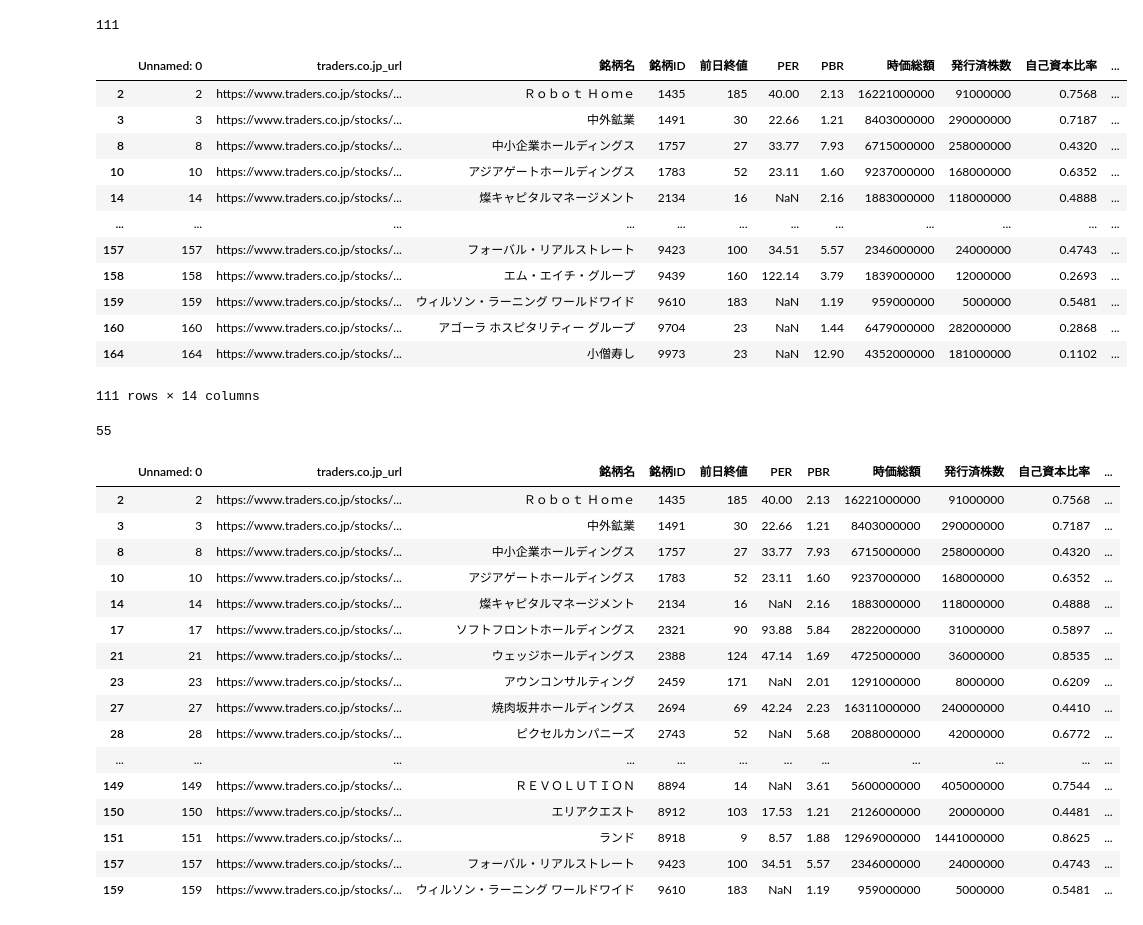
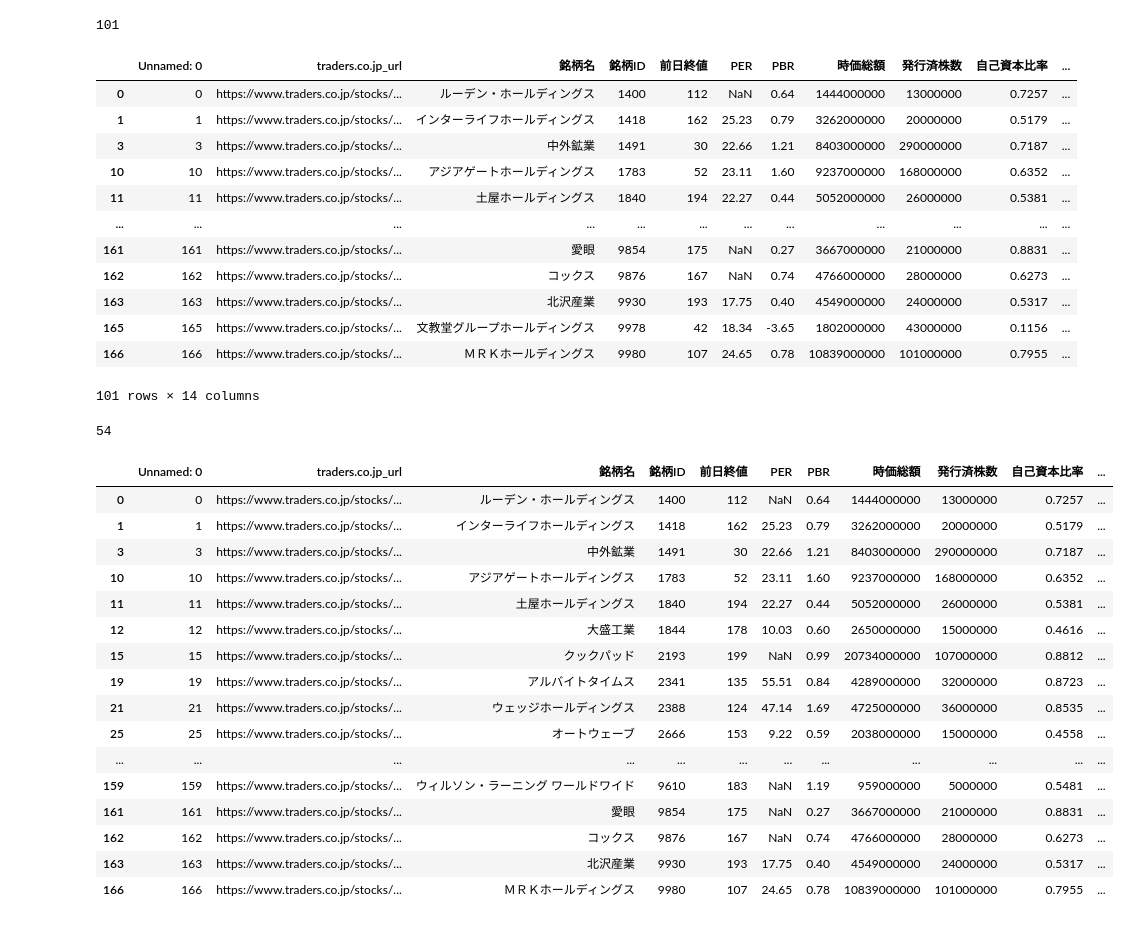
Before and after one commit to tori-takashi/low_price_stock_watcher, a Jupyter notebook: analytics.ipynb, the cells around one changed output. Drawn from its saved outputs; the diff is of its cells as text; code cells hidden in the pictures.

```diff
--- a/analytics.ipynb
+++ b/analytics.ipynb
@@ -2,47 +2,47 @@
 import pandas as pd
 stocks_df = pd.read_csv('低位株.csv')
 # %%
-filtered_pbr = stocks_df[stocks_df['PBR'] >= 1.0]
+filtered_pbr = stocks_df[stocks_df['PBR'] <= 2.0]
 print(len(filtered_pbr.index))
 filtered_pbr
 # %% [output]
-111
+101
 |  | Unnamed: 0 | traders.co.jp_url | 銘柄名 | 銘柄ID | 前日終値 | PER | PBR | 時価総額 | 発行済株数 | 自己資本比率 | ... |
-| 2 | 2 | https://www.traders.co.jp/stocks/... | Ｒｏｂｏｔ Ｈｏｍｅ | 1435 | 185 | 40.00 | 2.13 | 16221000000 | 91000000 | 0.7568 | ... |
+| 0 | 0 | https://www.traders.co.jp/stocks/... | ルーデン・ホールディングス | 1400 | 112 | NaN | 0.64 | 1444000000 | 13000000 | 0.7257 | ... |
+| 1 | 1 | https://www.traders.co.jp/stocks/... | インターライフホールディングス | 1418 | 162 | 25.23 | 0.79 | 3262000000 | 20000000 | 0.5179 | ... |
 | 3 | 3 | https://www.traders.co.jp/stocks/... | 中外鉱業 | 1491 | 30 | 22.66 | 1.21 | 8403000000 | 290000000 | 0.7187 | ... |
-| 8 | 8 | https://www.traders.co.jp/stocks/... | 中小企業ホールディングス | 1757 | 27 | 33.77 | 7.93 | 6715000000 | 258000000 | 0.4320 | ... |
 | 10 | 10 | https://www.traders.co.jp/stocks/... | アジアゲートホールディングス | 1783 | 52 | 23.11 | 1.60 | 9237000000 | 168000000 | 0.6352 | ... |
-| 14 | 14 | https://www.traders.co.jp/stocks/... | 燦キャピタルマネージメント | 2134 | 16 | NaN | 2.16 | 1883000000 | 118000000 | 0.4888 | ... |
+| 11 | 11 | https://www.traders.co.jp/stocks/... | 土屋ホールディングス | 1840 | 194 | 22.27 | 0.44 | 5052000000 | 26000000 | 0.5381 | ... |
 | ... | ... | ... | ... | ... | ... | ... | ... | ... | ... | ... | ... |
-| 157 | 157 | https://www.traders.co.jp/stocks/... | フォーバル・リアルストレート | 9423 | 100 | 34.51 | 5.57 | 2346000000 | 24000000 | 0.4743 | ... |
-| 158 | 158 | https://www.traders.co.jp/stocks/... | エム・エイチ・グループ | 9439 | 160 | 122.14 | 3.79 | 1839000000 | 12000000 | 0.2693 | ... |
-| 159 | 159 | https://www.traders.co.jp/stocks/... | ウィルソン・ラーニング ワールドワイド | 9610 | 183 | NaN | 1.19 | 959000000 | 5000000 | 0.5481 | ... |
-| 160 | 160 | https://www.traders.co.jp/stocks/... | アゴーラ ホスピタリティー グループ | 9704 | 23 | NaN | 1.44 | 6479000000 | 282000000 | 0.2868 | ... |
-| 164 | 164 | https://www.traders.co.jp/stocks/... | 小僧寿し | 9973 | 23 | NaN | 12.90 | 4352000000 | 181000000 | 0.1102 | ... |
+| 161 | 161 | https://www.traders.co.jp/stocks/... | 愛眼 | 9854 | 175 | NaN | 0.27 | 3667000000 | 21000000 | 0.8831 | ... |
+| 162 | 162 | https://www.traders.co.jp/stocks/... | コックス | 9876 | 167 | NaN | 0.74 | 4766000000 | 28000000 | 0.6273 | ... |
+| 163 | 163 | https://www.traders.co.jp/stocks/... | 北沢産業 | 9930 | 193 | 17.75 | 0.40 | 4549000000 | 24000000 | 0.5317 | ... |
+| 165 | 165 | https://www.traders.co.jp/stocks/... | 文教堂グループホールディングス | 9978 | 42 | 18.34 | -3.65 | 1802000000 | 43000000 | 0.1156 | ... |
+| 166 | 166 | https://www.traders.co.jp/stocks/... | ＭＲＫホールディングス | 9980 | 107 | 24.65 | 0.78 | 10839000000 | 101000000 | 0.7955 | ... |
-111 rows × 14 columns
+101 rows × 14 columns
 # %%
 filtered_equity_ratio = filtered_pbr[filtered_pbr['自己資本比率'] > 0.4]
 print(len(filtered_equity_ratio))
 filtered_equity_ratio
 # %% [output]
-55
+54
 |  | Unnamed: 0 | traders.co.jp_url | 銘柄名 | 銘柄ID | 前日終値 | PER | PBR | 時価総額 | 発行済株数 | 自己資本比率 | ... |
-| 2 | 2 | https://www.traders.co.jp/stocks/... | Ｒｏｂｏｔ Ｈｏｍｅ | 1435 | 185 | 40.00 | 2.13 | 16221000000 | 91000000 | 0.7568 | ... |
+| 0 | 0 | https://www.traders.co.jp/stocks/... | ルーデン・ホールディングス | 1400 | 112 | NaN | 0.64 | 1444000000 | 13000000 | 0.7257 | ... |
+| 1 | 1 | https://www.traders.co.jp/stocks/... | インターライフホールディングス | 1418 | 162 | 25.23 | 0.79 | 3262000000 | 20000000 | 0.5179 | ... |
 | 3 | 3 | https://www.traders.co.jp/stocks/... | 中外鉱業 | 1491 | 30 | 22.66 | 1.21 | 8403000000 | 290000000 | 0.7187 | ... |
-| 8 | 8 | https://www.traders.co.jp/stocks/... | 中小企業ホールディングス | 1757 | 27 | 33.77 | 7.93 | 6715000000 | 258000000 | 0.4320 | ... |
 | 10 | 10 | https://www.traders.co.jp/stocks/... | アジアゲートホールディングス | 1783 | 52 | 23.11 | 1.60 | 9237000000 | 168000000 | 0.6352 | ... |
-| 14 | 14 | https://www.traders.co.jp/stocks/... | 燦キャピタルマネージメント | 2134 | 16 | NaN | 2.16 | 1883000000 | 118000000 | 0.4888 | ... |
-| 17 | 17 | https://www.traders.co.jp/stocks/... | ソフトフロントホールディングス | 2321 | 90 | 93.88 | 5.84 | 2822000000 | 31000000 | 0.5897 | ... |
+| 11 | 11 | https://www.traders.co.jp/stocks/... | 土屋ホールディングス | 1840 | 194 | 22.27 | 0.44 | 5052000000 | 26000000 | 0.5381 | ... |
+| 12 | 12 | https://www.traders.co.jp/stocks/... | 大盛工業 | 1844 | 178 | 10.03 | 0.60 | 2650000000 | 15000000 | 0.4616 | ... |
+| 15 | 15 | https://www.traders.co.jp/stocks/... | クックパッド | 2193 | 199 | NaN | 0.99 | 20734000000 | 107000000 | 0.8812 | ... |
+| 19 | 19 | https://www.traders.co.jp/stocks/... | アルバイトタイムス | 2341 | 135 | 55.51 | 0.84 | 4289000000 | 32000000 | 0.8723 | ... |
 | 21 | 21 | https://www.traders.co.jp/stocks/... | ウェッジホールディングス | 2388 | 124 | 47.14 | 1.69 | 4725000000 | 36000000 | 0.8535 | ... |
-| 23 | 23 | https://www.traders.co.jp/stocks/... | アウンコンサルティング | 2459 | 171 | NaN | 2.01 | 1291000000 | 8000000 | 0.6209 | ... |
-| 27 | 27 | https://www.traders.co.jp/stocks/... | 焼肉坂井ホールディングス | 2694 | 69 | 42.24 | 2.23 | 16311000000 | 240000000 | 0.4410 | ... |
-| 28 | 28 | https://www.traders.co.jp/stocks/... | ピクセルカンパニーズ | 2743 | 52 | NaN | 5.68 | 2088000000 | 42000000 | 0.6772 | ... |
+| 25 | 25 | https://www.traders.co.jp/stocks/... | オートウェーブ | 2666 | 153 | 9.22 | 0.59 | 2038000000 | 15000000 | 0.4558 | ... |
 | ... | ... | ... | ... | ... | ... | ... | ... | ... | ... | ... | ... |
-| 149 | 149 | https://www.traders.co.jp/stocks/... | ＲＥＶＯＬＵＴＩＯＮ | 8894 | 14 | NaN | 3.61 | 5600000000 | 405000000 | 0.7544 | ... |
-| 150 | 150 | https://www.traders.co.jp/stocks/... | エリアクエスト | 8912 | 103 | 17.53 | 1.21 | 2126000000 | 20000000 | 0.4481 | ... |
-| 151 | 151 | https://www.traders.co.jp/stocks/... | ランド | 8918 | 9 | 8.57 | 1.88 | 12969000000 | 1441000000 | 0.8625 | ... |
-| 157 | 157 | https://www.traders.co.jp/stocks/... | フォーバル・リアルストレート | 9423 | 100 | 34.51 | 5.57 | 2346000000 | 24000000 | 0.4743 | ... |
 | 159 | 159 | https://www.traders.co.jp/stocks/... | ウィルソン・ラーニング ワールドワイド | 9610 | 183 | NaN | 1.19 | 959000000 | 5000000 | 0.5481 | ... |
+| 161 | 161 | https://www.traders.co.jp/stocks/... | 愛眼 | 9854 | 175 | NaN | 0.27 | 3667000000 | 21000000 | 0.8831 | ... |
+| 162 | 162 | https://www.traders.co.jp/stocks/... | コックス | 9876 | 167 | NaN | 0.74 | 4766000000 | 28000000 | 0.6273 | ... |
+| 163 | 163 | https://www.traders.co.jp/stocks/... | 北沢産業 | 9930 | 193 | 17.75 | 0.40 | 4549000000 | 24000000 | 0.5317 | ... |
+| 166 | 166 | https://www.traders.co.jp/stocks/... | ＭＲＫホールディングス | 9980 | 107 | 24.65 | 0.78 | 10839000000 | 101000000 | 0.7955 | ... |
 # %%
 filtered_market_value = filtered_equity_ratio[filtered_pbr['時価総額'] < 3000000000]
 print(len(filtered_market_value.index))
```
Also changed, not shown: parts of 4 cells of this notebook, 1 other file.
